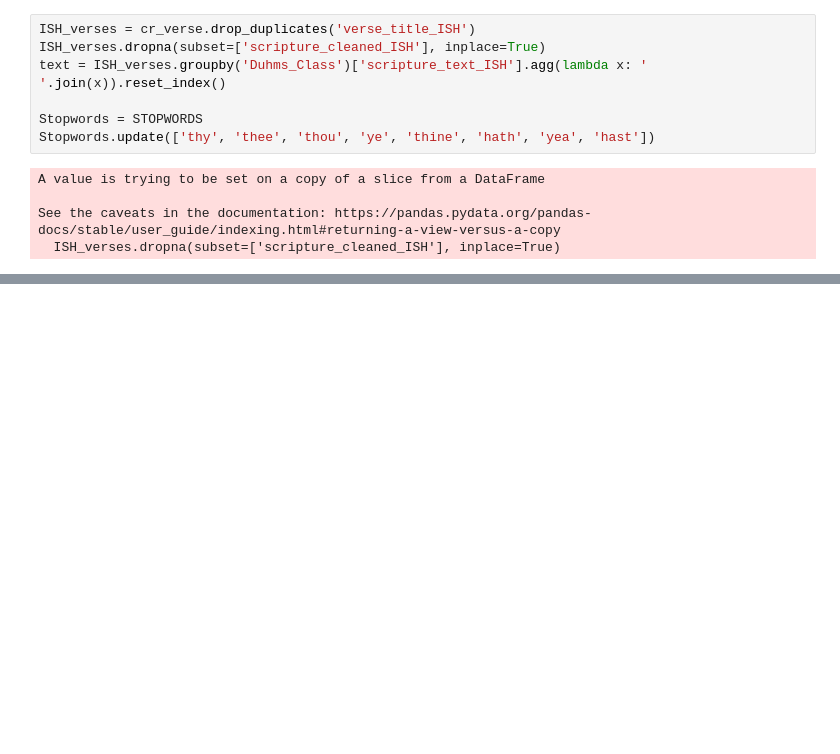
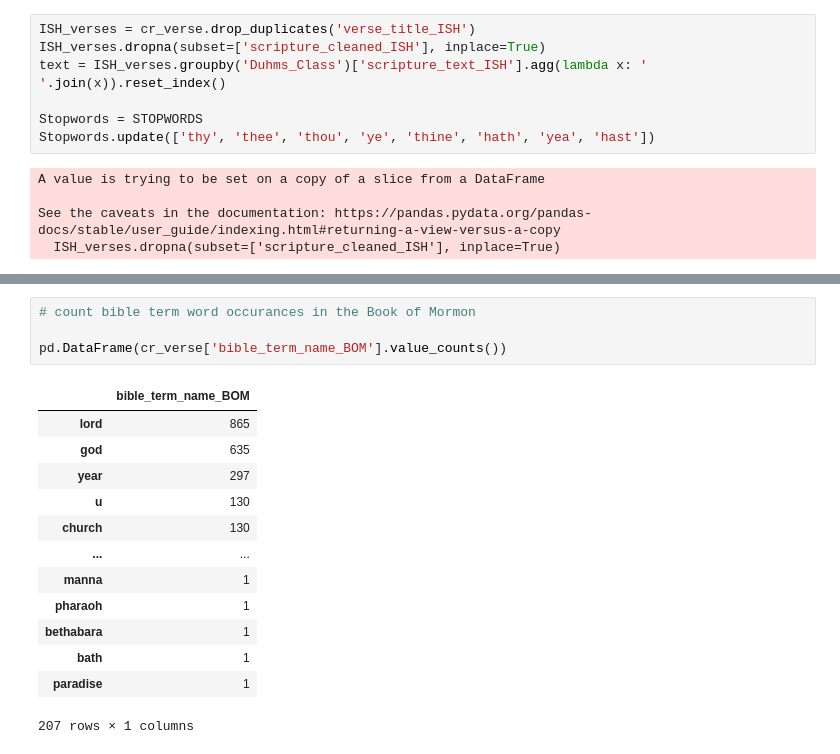
Before and after one commit to jxnpass/Isaiah-to-BoM, a Jupyter notebook: Scripts/6-visuals.ipynb, the cells around one changed output, grey strips where cells are left out. Drawn from its saved outputs; the diff is of its cells as text; blank space fills up the shorter version.

```diff
--- a/Scripts/6-visuals.ipynb
+++ b/Scripts/6-visuals.ipynb
@@ -250,0 +251,18 @@ See the caveats in the documentation: https://pandas.pydata.org/pandas-docs/stab
+# %%
+# count bible term word occurances in the Book of Mormon
+
+pd.DataFrame(cr_verse['bible_term_name_BOM'].value_counts())
+# %% [output]
+|  | bible_term_name_BOM |
+| lord | 865 |
+| god | 635 |
+| year | 297 |
+| u | 130 |
+| church | 130 |
+| ... | ... |
+| manna | 1 |
+| pharaoh | 1 |
+| bethabara | 1 |
+| bath | 1 |
+| paradise | 1 |
+207 rows × 1 columns
```
Also changed, not shown: parts of 3 cells of this notebook, 8 other files.
